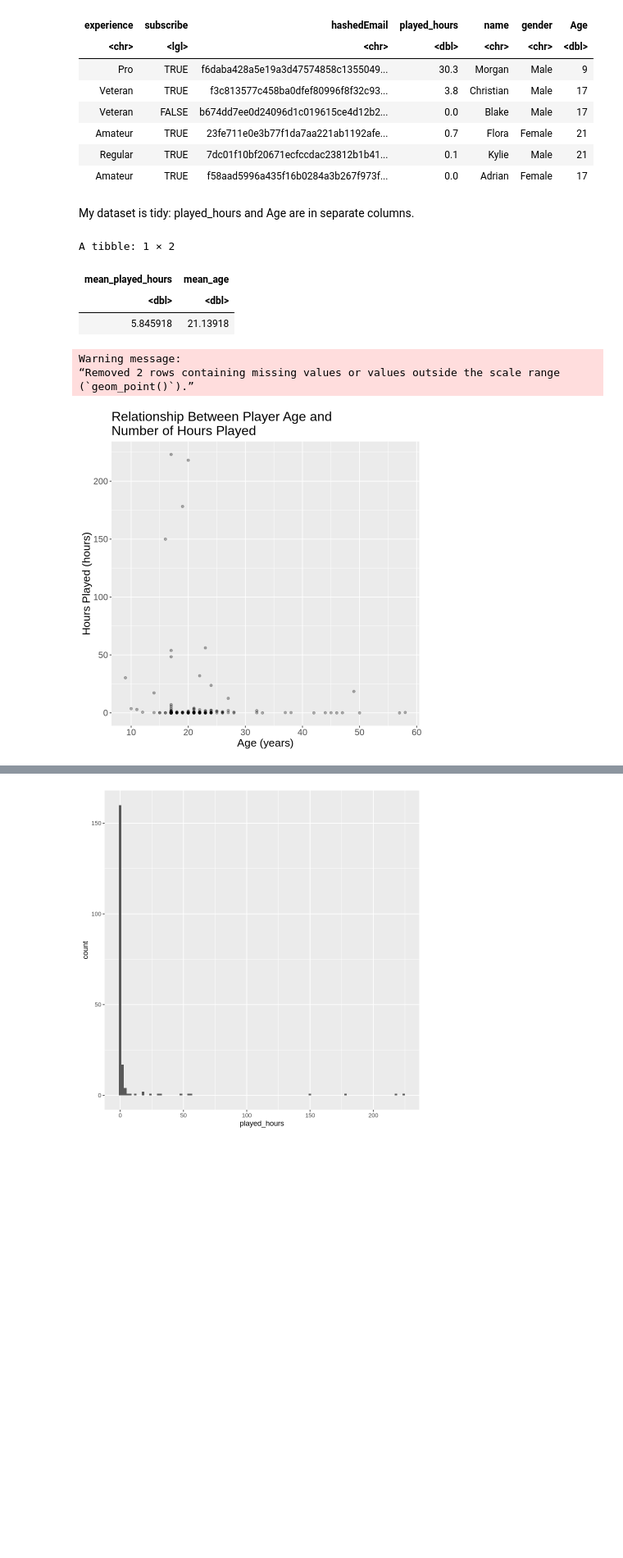
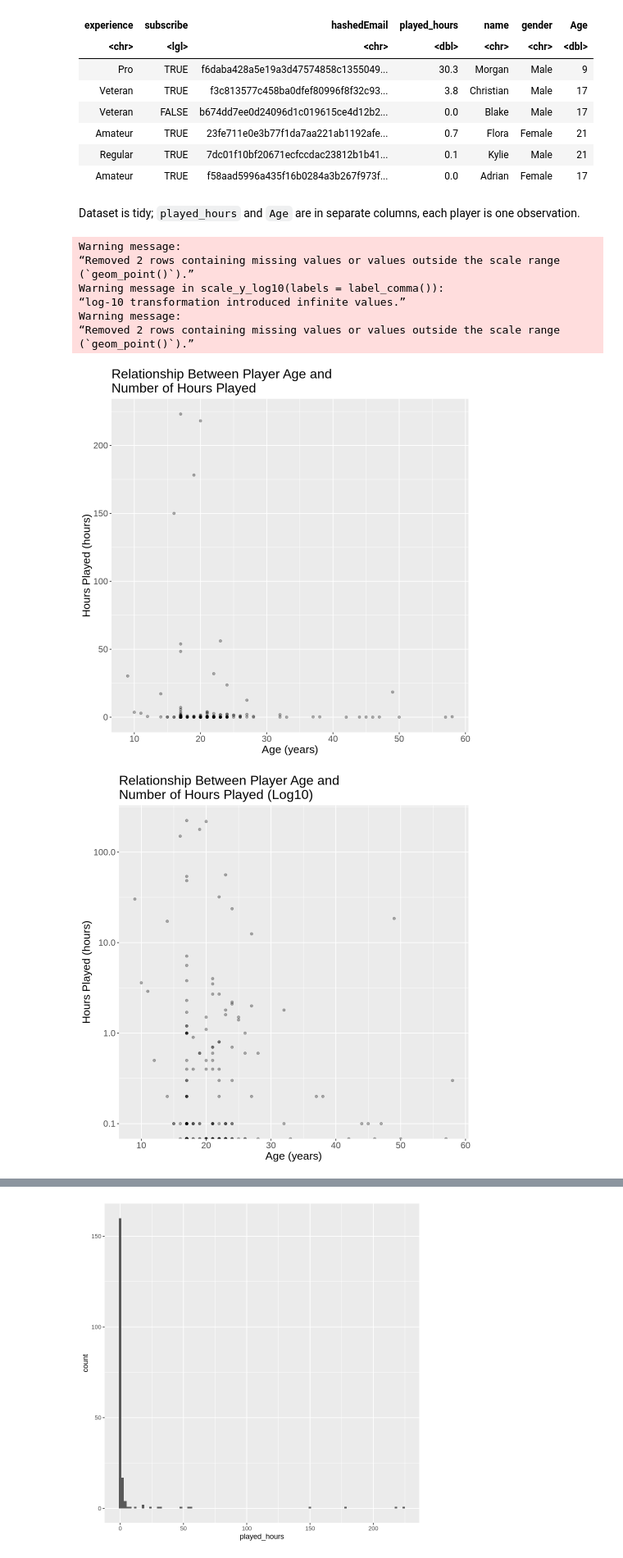
Before and after one commit to audreyw28/DSCI-100-Project, a Jupyter notebook: individual_project_planning.ipynb, the cells around one changed output, grey strips where cells are left out. Shown at 82% size. Drawn from its saved outputs; the diff is of its cells as text; code cells hidden in the pictures; blank space fills up the shorter version.

```diff
--- a/individual_project_planning.ipynb
+++ b/individual_project_planning.ipynb
@@ -22,5 +21,5 @@ library(tidyverse)
 # %%
-players <- read_csv("players.csv")
+players <- read_csv("https://raw.githubusercontent.com/audreyw28/DSCI-100-Project/refs/heads/main/players.csv")
 head(players)
 # %% [output]
 Rows: 196 Columns: 7
@@ -180,14 +208,4 @@ A tibble: 6 × 7
 | Regular | TRUE | 7dc01f10bf20671ecfccdac23812b1b41... | 0.1 | Kylie | Male | 21 |
 | Amateur | TRUE | f58aad5996a435f16b0284a3b267f973f... | 0.0 | Adrian | Female | 17 |
 # %% [markdown]
-My dataset is tidy: played_hours and Age are in separate columns.
+Dataset is tidy; `played_hours` and `Age` are in separate columns, each player is one observation.
-# %%
-means <- players|>
-    summarize(mean_played_hours = mean(played_hours),
-             mean_age = mean(Age, na.rm = TRUE))
-means
-# %% [output]
-A tibble: 1 × 2
-| mean_played_hours | mean_age |
-| <dbl> | <dbl> |
-| 5.845918 | 21.13918 |
@@ -194,14 +217,30 @@ A tibble: 1 × 2
 # %%
+options(repr.plot.height = 8, repr.plot.width = 8)
 trend <- ggplot(players, aes(x = Age, y = played_hours)) +
     geom_point(alpha = 0.3) +
     labs(x = "Age (years)",
          y = "Hours Played (hours)",
          title = "Relationship Between Player Age and\nNumber of Hours Played") +
     theme(text = element_text(size = 16))
 trend
+
+trend_log <- ggplot(players, aes(x = Age, y = played_hours)) +
+    geom_point(alpha = 0.3) +
+    labs(x = "Age (years)",
+         y = "Hours Played (hours)",
+         title = "Relationship Between Player Age and\nNumber of Hours Played (Log10)") +
+    theme(text = element_text(size = 16)) +
+    scale_y_log10(labels = label_comma())
+trend_log
 # %% [output]
 Warning message:
 “Removed 2 rows containing missing values or values outside the scale range
 (`geom_point()`).”
+Warning message in scale_y_log10(labels = label_comma()):
+“log-10 transformation introduced infinite values.”
+Warning message:
+“Removed 2 rows containing missing values or values outside the scale range
+(`geom_point()`).”
-[figure, old version]
+[figure, new version]
+[figure, added]
 # %% [markdown]
```
Also changed, not shown: parts of 26 cells of this notebook.
